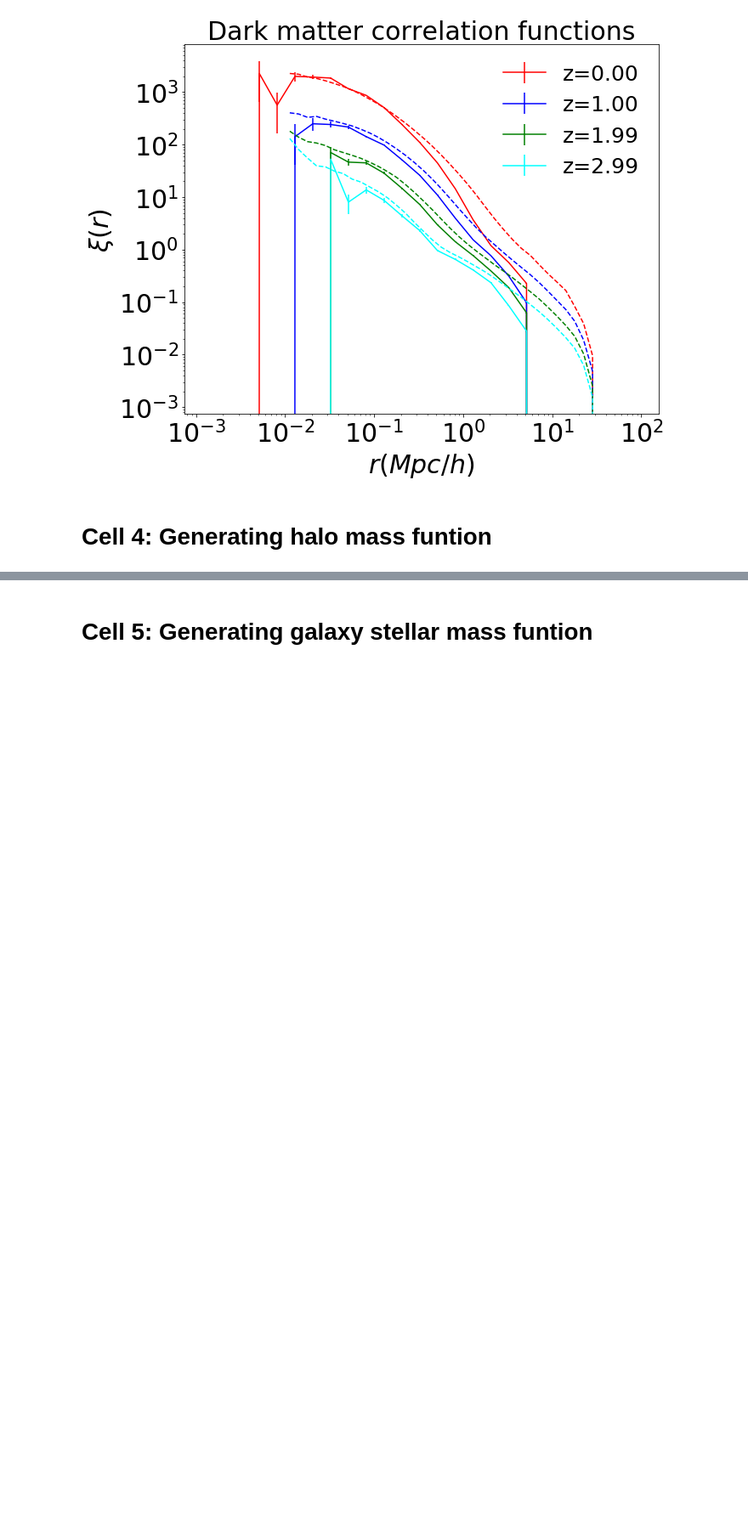
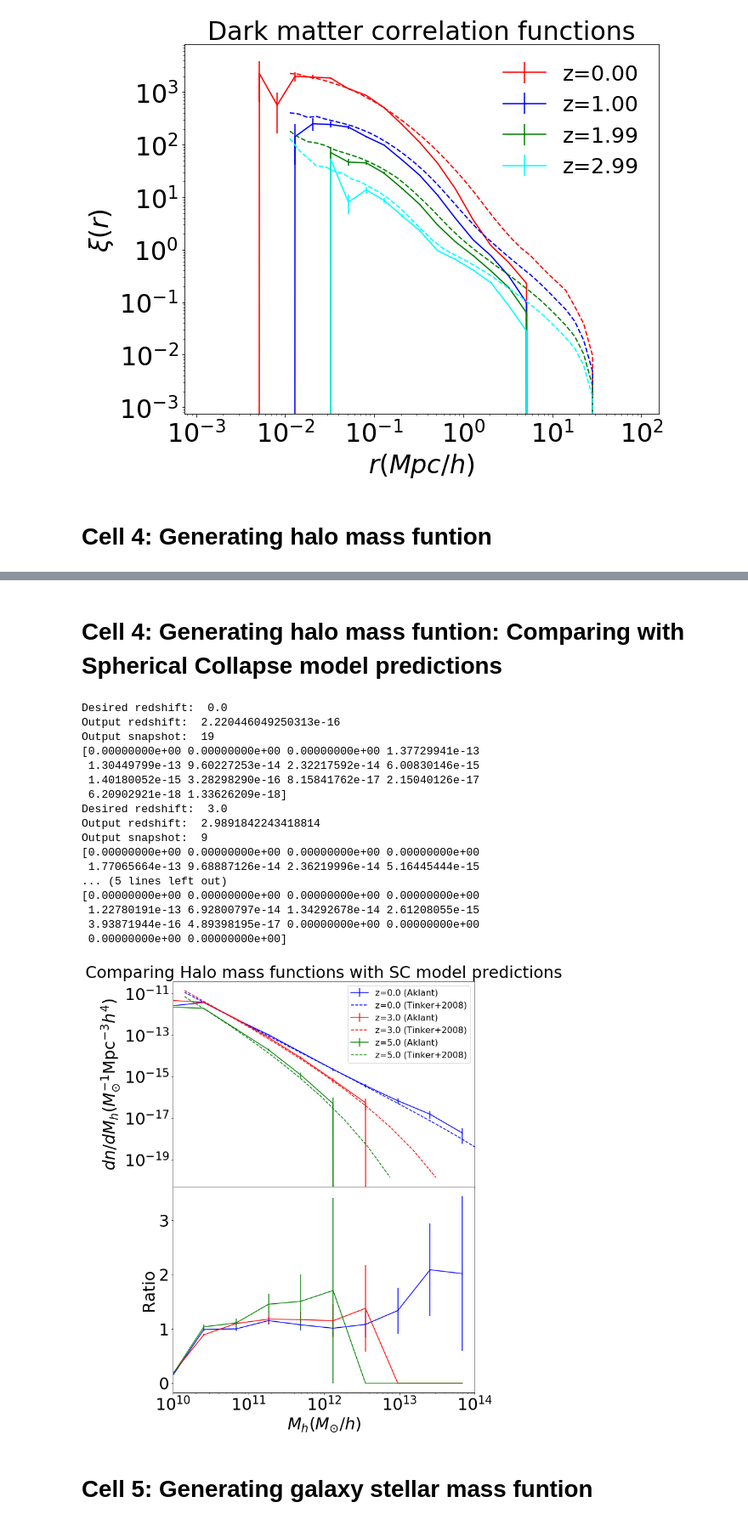
Before and after one commit to akbhowmi/arepo_package, a Jupyter notebook: example_codes.ipynb, the cells around one changed output, grey strips where cells are left out. Shown at 85% size. Drawn from its saved outputs; the diff is of its cells as text; code cells hidden in the pictures; blank space fills up the shorter version.

```diff
--- a/example_codes.ipynb
+++ b/example_codes.ipynb
@@ -163,3 +185,81 @@ Output snapshot:  7
+# %% [markdown]
+# Cell 4: Generating halo mass funtion: Comparing with Spherical Collapse model predictions
+# %%
+f,ax=plt.subplots(2,1,figsize=(10,14),sharex=True)
+Nbins=15
+log_mass_min=8
+log_mass_max=14
+ax[0].set_title('Comparing Halo mass functions with SC model predictions',fontsize=30)
+for desired_redshift,col in zip([0.,3., 5.],['blue','red','green']):
+    object_type='group'
+    basePath = '/ufrc/lblecha/aklantbhowmick/arepo_runs_aklant/L25_n128/output/'
+    category='total'
+    centers,HMF,dHMF,output_redshift=arepo_package.get_mass_function(category,object_type,desired_redshift,basePath,Nbins,log_mass_min,log_mass_max,list_all=False)
+    print(dHMF)
+    ax[0].errorbar(centers,HMF,dHMF,color=col,label='z=%.1f (Aklant)'%output_redshift)
+
+
+    HM_sp,HMF_sp=numpy.load('../spherical_collapse_model/mass_functions/mass_function_z%.1f.npy'%desired_redshift)
+
+    mask=(HMF_sp>1e-20)&(HM_sp>1e10)
+
+
+    ax[0].errorbar(HM_sp[mask],HMF_sp[mask],color=col,label='z=%.1f (Tinker+2008)'%output_redshift,linestyle='dashed')
+
+
+    gen_HMF_sp=scipy.interpolate.interp1d(numpy.log10(HM_sp[mask]),numpy.log10(HMF_sp[mask]),fill_value='extrapolate')
+
+    HMF_centers_sp=10**gen_HMF_sp(numpy.log10(centers))
+
+    #object_type='group'
+    #basePath='/ufrc/lblecha/lblecha/arepo_runs/L25n128_ngenic_bhs_gfm_mod2_ompi_new_ddfrac0.05/output/'
+    #centers_laura,HMF_laura,dHMF_laura,output_redshift=arepo_package.get_mass_function(category,object_type,desired_redshift,basePath,Nbins,log_mass_min,log_mass_max,list_all=False)
+    #ax[0].errorbar(centers_laura,HMF_laura,dHMF_laura,color=col,linestyle='dashed',label="Laura's Run")
+
+    ax[1].errorbar(centers,HMF/HMF_centers_sp,dHMF/HMF_centers_sp,color=col)
+
+#    object_type='subhalo'
+#    centers,HMF,dHMF=arepo_package.get_mass_function(category,object_type,desired_redshift,basePath,Nbins,log_mass_min,log_mass_max)
+#    ax.errorbar(centers,HMF,dHMF)
+#    print("-----------")
+
+
+ax[0].set_xlim(1e10,1e14)
+ax[0].set_xscale('log')
+ax[0].set_yscale('log')
+ax[0].tick_params(labelsize=30)
+ax[1].tick_params(labelsize=30)
+
+ax[1].set_xlabel('$M_{h}(M_{\odot}/h)$',fontsize=30)
+
+ax[0].set_ylabel('$dn/dM_{h}(M_{\odot}^{-1} \mathrm{Mpc}^{-3}h^4)$',fontsize=30)
+
+ax[0].legend(loc='upper right',fontsize=16)
+
+
+
+ax[1].set_ylabel('Ratio',fontsize=30)
+
+plt.subplots_adjust(hspace=0)
+# %% [output]
+Desired redshift:  0.0
+Output redshift:  2.220446049250313e-16
+Output snapshot:  19
+[0.00000000e+00 0.00000000e+00 0.00000000e+00 1.37729941e-13
+ 1.30449799e-13 9.60227253e-14 2.32217592e-14 6.00830146e-15
+ 1.40180052e-15 3.28298290e-16 8.15841762e-17 2.15040126e-17
+ 6.20902921e-18 1.33626209e-18]
+Desired redshift:  3.0
+Output redshift:  2.9891842243418814
+Output snapshot:  9
+[0.00000000e+00 0.00000000e+00 0.00000000e+00 0.00000000e+00
+ 1.77065664e-13 9.68887126e-14 2.36219996e-14 5.16445444e-15
+... (5 lines left out)
+[0.00000000e+00 0.00000000e+00 0.00000000e+00 0.00000000e+00
+ 1.22780191e-13 6.92800797e-14 1.34292678e-14 2.61208055e-15
+ 3.93871944e-16 4.89398195e-17 0.00000000e+00 0.00000000e+00
+ 0.00000000e+00 0.00000000e+00]
+[figure, added]
 # %% [markdown]
 # Cell 5: Generating galaxy stellar mass funtion
 # %%
```
Also changed, not shown: parts of 3 cells of this notebook.
